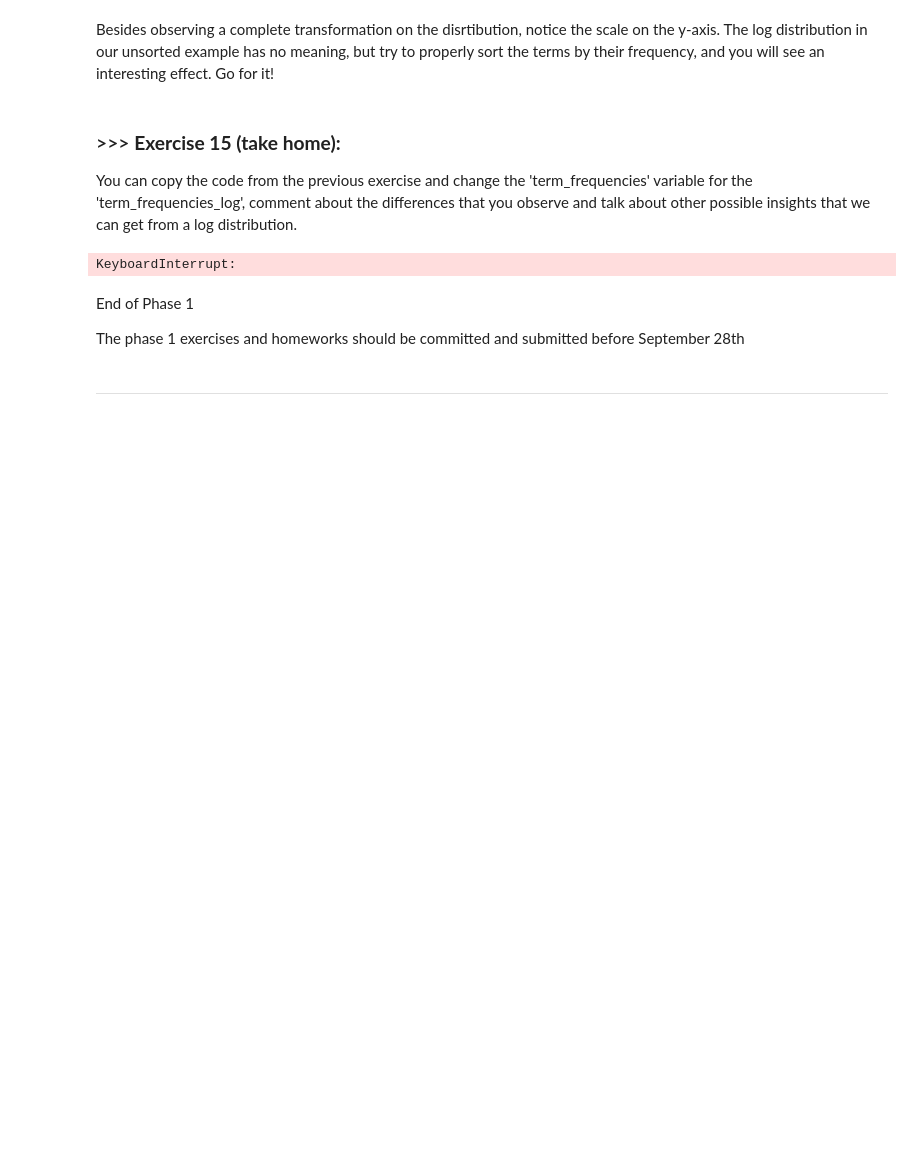
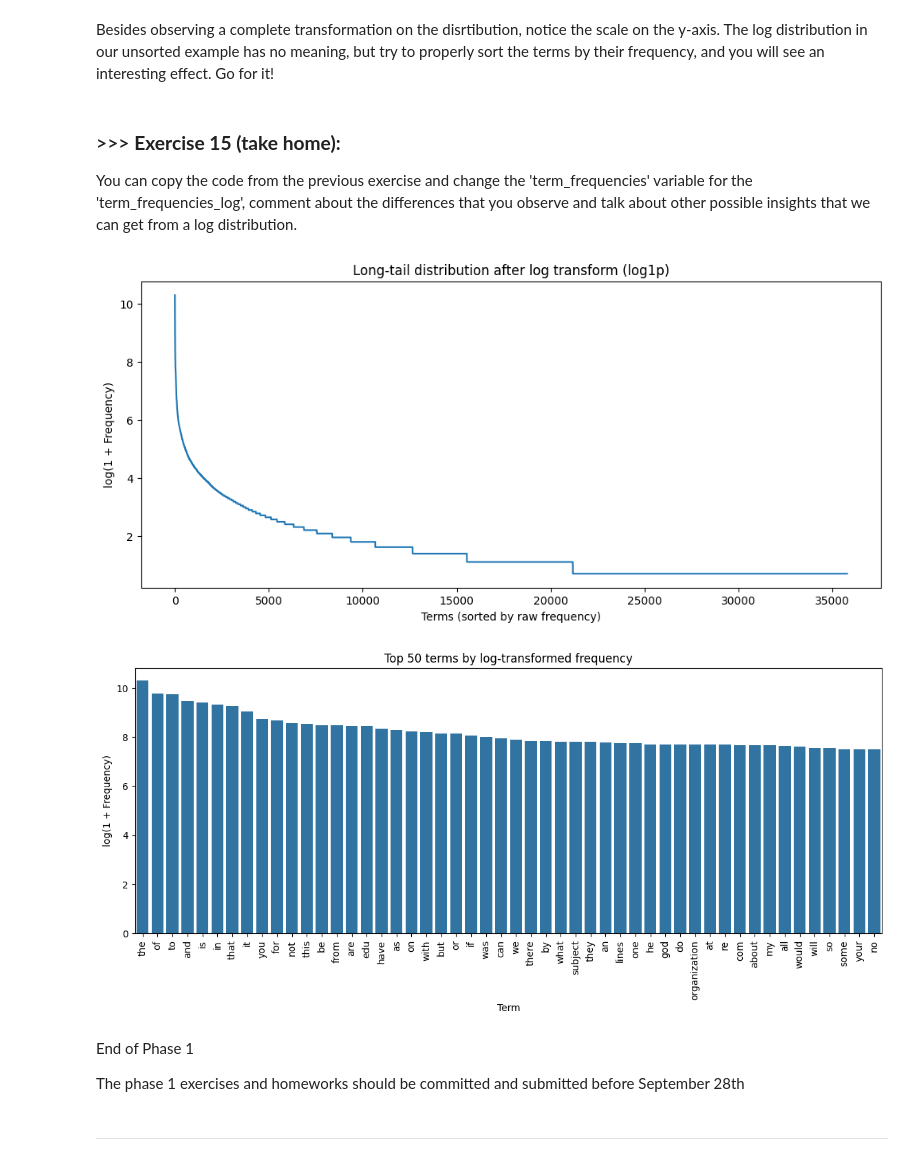
Before and after one commit to THH1118/DM2025-Lab1-Exercise, a Jupyter notebook: DM2025-Lab1-Master.ipynb, the cells around one changed output. Saved outputs shown, nothing was run; the diff lists cells and outputs as text; code cells hidden in the pictures; blank space fills up the shorter version.

```diff
--- a/DM2025-Lab1-Master.ipynb
+++ b/DM2025-Lab1-Master.ipynb
@@ -1335,43 +1348,46 @@ Besides observing a complete transformation on the disrtibution, notice the scal
 You can copy the code from the previous exercise and change the 'term_frequencies' variable for the 'term_frequencies_log', comment about the differences that you observe and talk about other possible insights that we can get from a log distribution.
 # %%
 # Answer here
-# Step 1: calculate term frequencies (sum of each column in X_counts)
-term_frequencies = np.asarray(X_counts.sum(axis=0))[0]
+import numpy as np
+import matplotlib.pyplot as plt
+import seaborn as sns
 
-# Step 2: log transformation
-import math
-term_frequencies_log = [math.log(i+1) for i in term_frequencies]
-# 注意這裡加上 +1，避免 log(0) 出錯
+# 對數轉換：用 log1p = log(1 + x) 避免 log(0) 問題
+term_freq_log = np.log1p(term_freq)
 
-# Step 3: sort terms by frequency (descending order) to observe long tail
-sorted_idx = np.argsort(term_frequencies)[::-1]
-sorted_terms = [count_vect.get_feature_names_out()[i] for i in sorted_idx]
-sorted_freqs = term_frequencies[sorted_idx]
-sorted_freqs_log = [math.log(i+1) for i in sorted_freqs]
+# 仍然依「原始 frequency」的次序來比較形狀（也可依 log 值重排都行）
+sorted_freq_log = term_freq_log[order]
 
-# Step 4: plot raw frequency distribution
-plt.figure(figsize=(15,5))
-sns.barplot(x=sorted_terms[:50], y=sorted_freqs[:50])  # 先看前50個詞
-plt.xticks(rotation=90)
-plt.title("Top 50 terms by raw frequency")
+# 1) 折線圖：log 後的長尾形狀（會被壓縮）
+plt.figure(figsize=(12, 5))
+plt.plot(sorted_freq_log)
+plt.title("Long-tail distribution after log transform (log1p)")
+plt.xlabel("Terms (sorted by raw frequency)")
+plt.ylabel("log(1 + Frequency)")
 plt.show()
 
-# Step 5: plot log-transformed distribution
-plt.figure(figsize=(15,5))
-sns.barplot(x=sorted_terms[:50], y=sorted_freqs_log[:50])
+# 2) Top-N 的柱狀圖：和 raw 對照
+N = 50
+plt.figure(figsize=(14, 5))
+sns.barplot(x=sorted_terms[:N], y=sorted_freq_log[:N])
 plt.xticks(rotation=90)
-plt.title("Top 50 terms by log-transformed frequency")
+plt.title(f"Top {N} terms by log-transformed frequency")
+plt.ylabel("log(1 + Frequency)")
+plt.xlabel("Term")
 plt.show()
+
+
 # Comments:
 # Compared to the raw term frequencies, the log transformation reduces the gap
 # between very frequent terms and less frequent terms. This makes the mid- and
 # low-frequency words more visible in the chart, instead of being overshadowed
 # by a few very frequent words (e.g., "the", "and").
 # An additional insight is that the log distribution highlights patterns that
 # are hidden in the raw counts and is conceptually related to TF-IDF weighting,
 # where very common terms are down-weighted to emphasize more informative ones.
 # %% [output]
-KeyboardInterrupt:
+[figure, added]
+[figure, added]
 # %% [markdown]
 End of Phase 1
 
```
Also changed, not shown: parts of 1 cell of this notebook.
